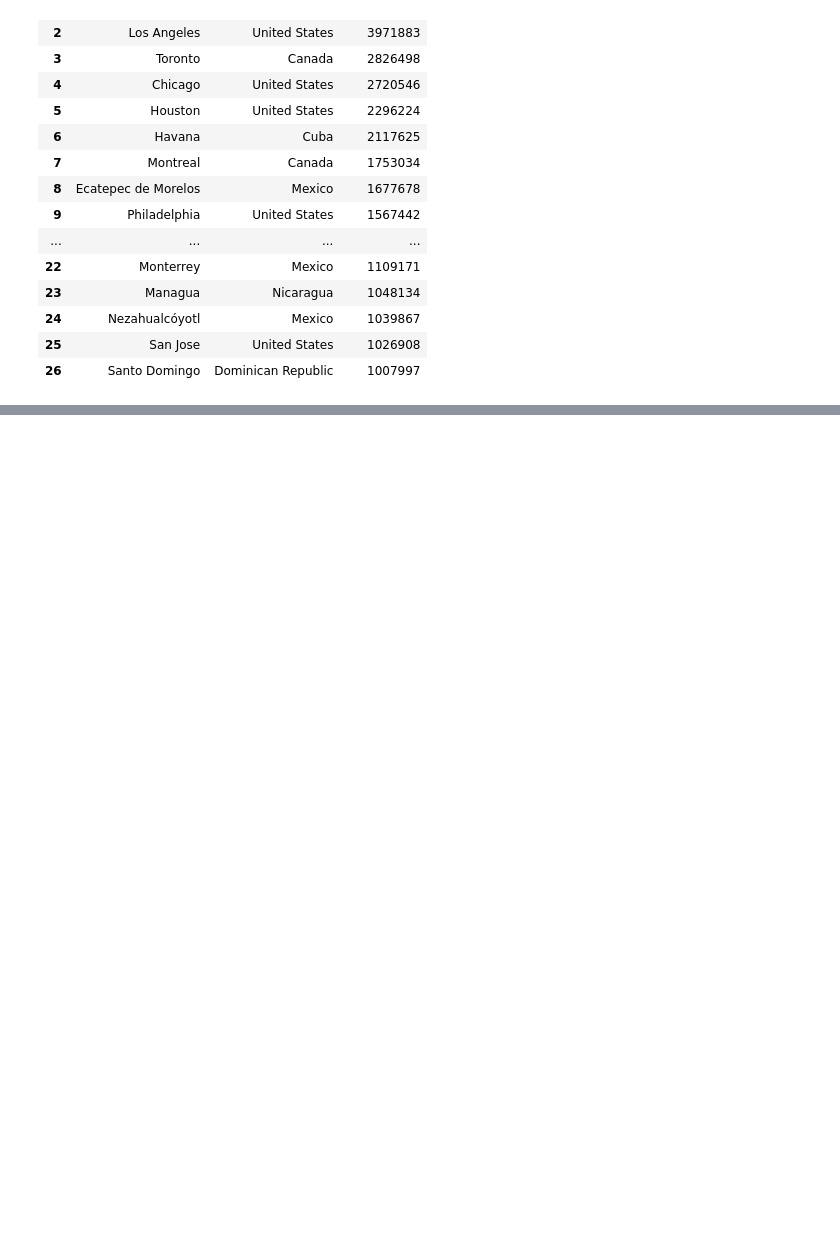
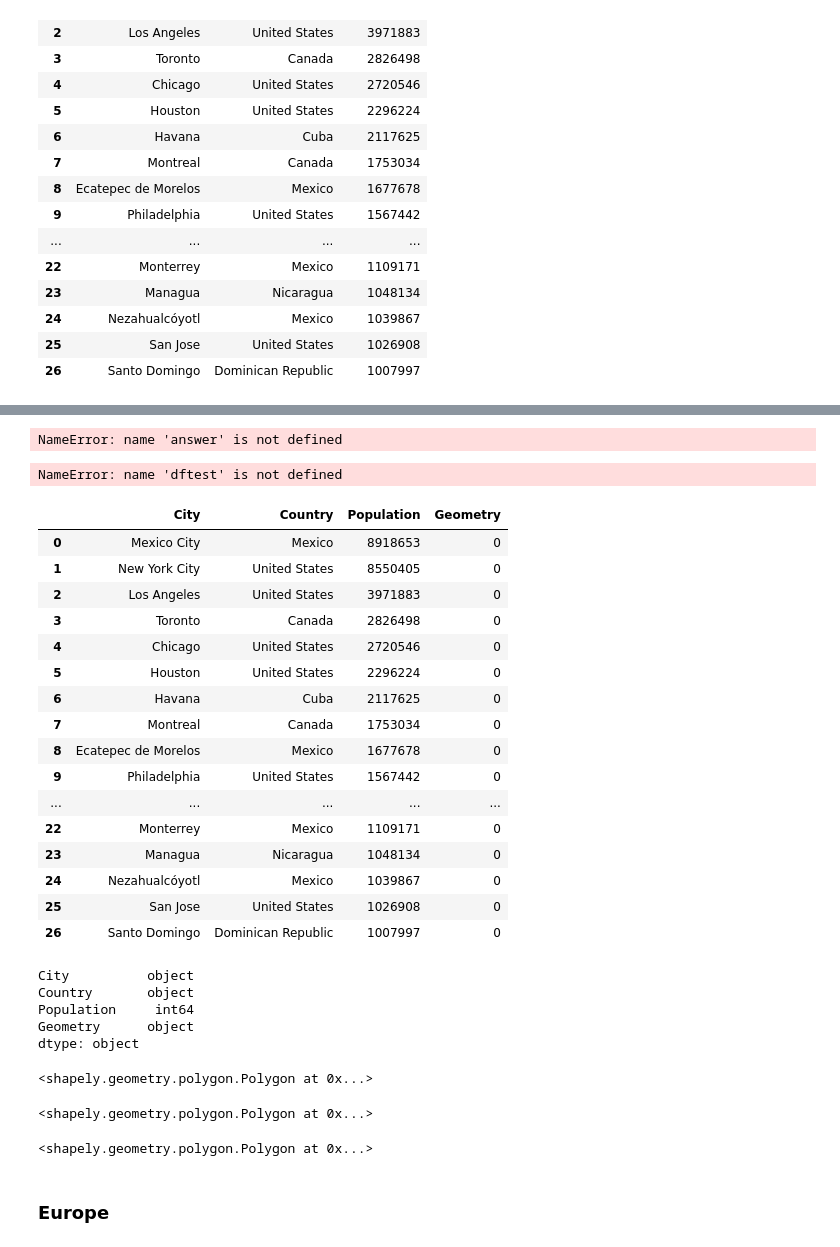
Before and after one commit to orpheuseus/Coursera_Capstone, a Jupyter notebook: CapstoneProject.ipynb, the cells around one changed output, grey strips where cells are left out. Cells and saved outputs as stored; diff of their text form; code cells hidden in the pictures; blank space fills up the shorter version.

Commit message:
first polygones

```diff
--- a/CapstoneProject.ipynb
+++ b/CapstoneProject.ipynb
@@ -160,3 +168,14 @@ dfNAmill
 | 24 | Nezahualcóyotl | Mexico | 1039867 |
 | 25 | San Jose | United States | 1026908 |
 | 26 | Santo Domingo | Dominican Republic | 1007997 |
+# %%
+# now fetch the polygons for all the cities
+def addPolygons(df,pos):
+    df.iloc[pos]
+    url = 'https://nominatim.openstreetmap.org/search.php?q={}+{}&polygon_geojson=1&format=json'.format(
+      df.loc[pos,"City"],
+      df.loc[pos,"Country"]
+    )
+    return requests.get(url).json()
+# %%
+answer=addPolygons(dfNAmill)
@@ -163,5 +204,55 @@ dfNAmill
+# %%
+dftest.loc[0,"Geometry"]=answer[1]['geojson']['coordinates'][0]
+# %% [output]
+NameError: name 'answer' is not defined
+# %%
+dftest.Geometry=dftest.Geometry.astype("object")
+# %% [output]
+NameError: name 'dftest' is not defined
+# %%
+dftest
+# %% [output]
+|  | City | Country | Population | Geometry |
+| 0 | Mexico City | Mexico | 8918653 | 0 |
+| 1 | New York City | United States | 8550405 | 0 |
+| 2 | Los Angeles | United States | 3971883 | 0 |
+| 3 | Toronto | Canada | 2826498 | 0 |
+| 4 | Chicago | United States | 2720546 | 0 |
+| 5 | Houston | United States | 2296224 | 0 |
+| 6 | Havana | Cuba | 2117625 | 0 |
+| 7 | Montreal | Canada | 1753034 | 0 |
+| 8 | Ecatepec de Morelos | Mexico | 1677678 | 0 |
+| 9 | Philadelphia | United States | 1567442 | 0 |
+| ... | ... | ... | ... | ... |
+| 22 | Monterrey | Mexico | 1109171 | 0 |
+| 23 | Managua | Nicaragua | 1048134 | 0 |
+| 24 | Nezahualcóyotl | Mexico | 1039867 | 0 |
+| 25 | San Jose | United States | 1026908 | 0 |
+| 26 | Santo Domingo | Dominican Republic | 1007997 | 0 |
+# %%
+dftest.dtypes
+# %% [output]
+City          object
+Country       object
+Population     int64
+Geometry      object
+dtype: object
+# %%
+geometry.Polygon(answer[1]['geojson']['coordinates'][0])
+# %% [output]
+<shapely.geometry.polygon.Polygon at 0x...>
+# %%
+geometry.Polygon(answer[0]['geojson']['coordinates'][0][0])
+# %% [output]
+<shapely.geometry.polygon.Polygon at 0x...>
+# %%
+geometry.Polygon(answer[0]['geojson']['coordinates'][0])
+# %% [output]
+<shapely.geometry.polygon.Polygon at 0x...>
 # %%
 
 
 https://nominatim.openstreetmap.org/search.php?q=Warsaw+Poland&polygon_geojson=1&format=json
     https://varunpant.com/posts/how-to-create-fishnets-or-geospatial-grids/
+# %% [markdown]
+### Europe
```
Also changed, not shown: parts of 20 cells of this notebook.
